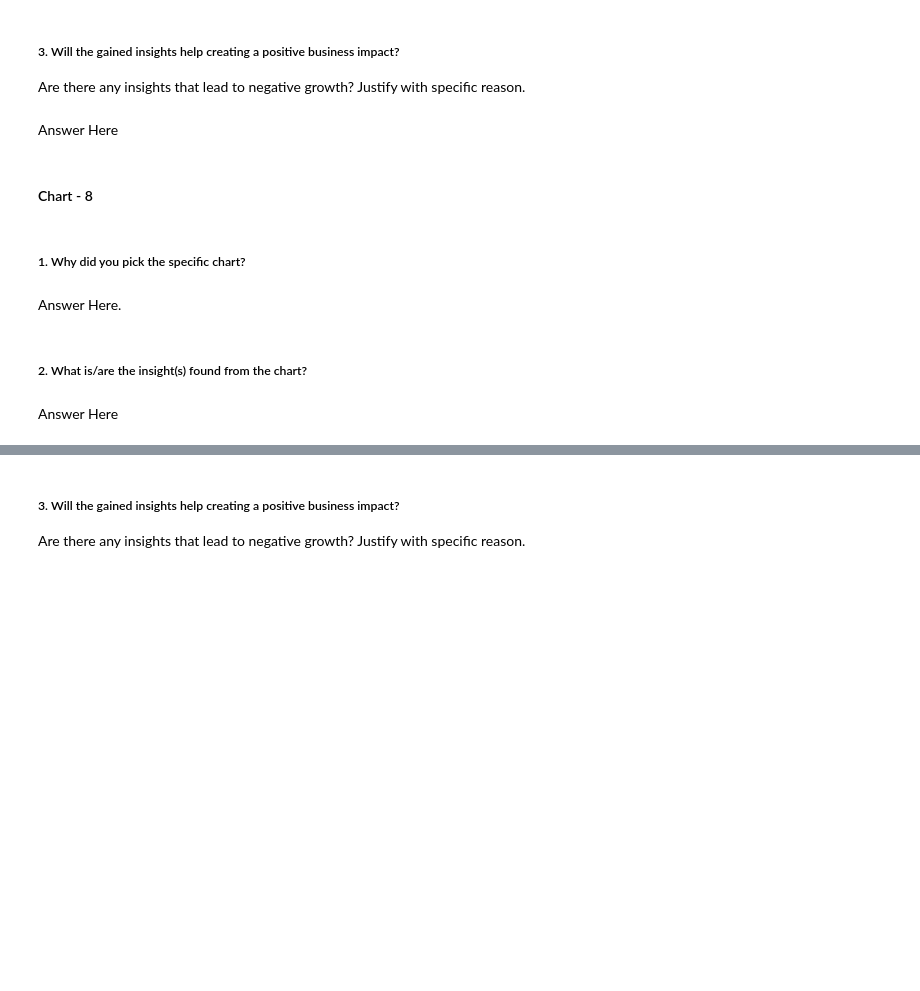
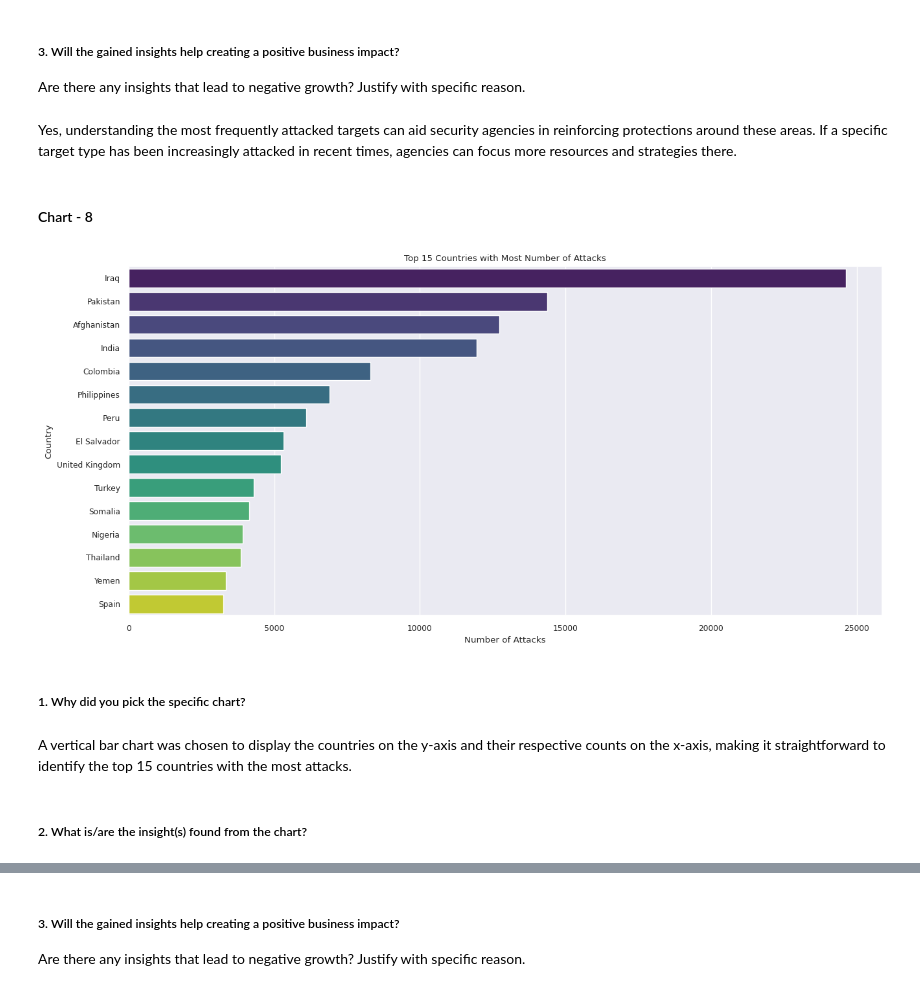
Before and after one commit to Shubham231-code/EDA-Global-Terrorism-Dataset, a Jupyter notebook: Global_Terrorism_Dataset_EDA_Submissio.ipynb, the cells around one changed output, grey strips where cells are left out. Saved outputs shown, nothing was run; the diff lists cells and outputs as text; code cells hidden in the pictures; blank space fills up the shorter version.

```diff
--- a/Global_Terrorism_Dataset_EDA_Submissio.ipynb
+++ b/Global_Terrorism_Dataset_EDA_Submissio.ipynb
@@ -533,7 +541,7 @@ Answer Here
 # %% [markdown]
 ##### 3. Will the gained insights help creating a positive business impact?
 Are there any insights that lead to negative growth? Justify with specific reason.
-# %% [markdown]
-Answer Here
+# %% [markdown]
+Yes, understanding the most frequently attacked targets can aid security agencies in reinforcing protections around these areas. If a specific target type has been increasingly attacked in recent times, agencies can focus more resources and strategies there.
 # %% [markdown]
 #### Chart - 8
@@ -542,8 +548,16 @@ Answer Here
+# %%
+# Chart - 8 visualization code
+plt.figure(figsize=(15,7))
+sns.countplot(data=data, y='Country', order=data['Country'].value_counts().head(15).index, palette='viridis')
+plt.title('Top 15 Countries with Most Number of Attacks')
+plt.xlabel('Number of Attacks')
+plt.ylabel('Country')
+plt.show()
+# %% [output]
+[figure, added]
 # %% [markdown]
 ##### 1. Why did you pick the specific chart?
-# %% [markdown]
-Answer Here.
+# %% [markdown]
+A vertical bar chart was chosen to display the countries on the y-axis and their respective counts on the x-axis, making it straightforward to identify the top 15 countries with the most attacks.
 # %% [markdown]
 ##### 2. What is/are the insight(s) found from the chart?
-# %% [markdown]
-Answer Here
```
Also changed, not shown: parts of 28 cells of this notebook.
